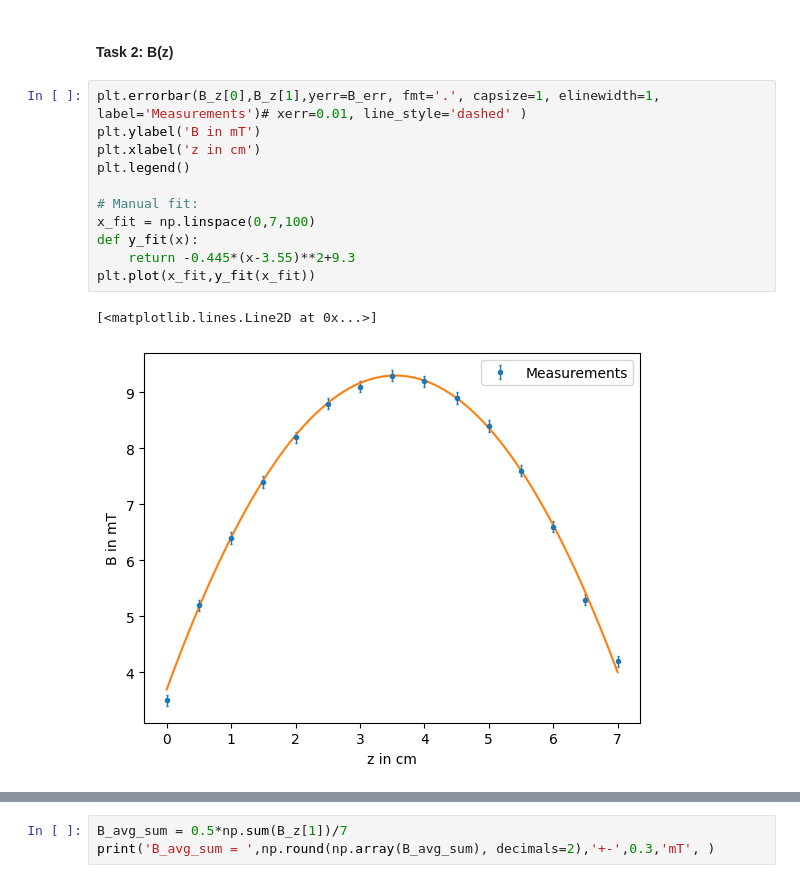
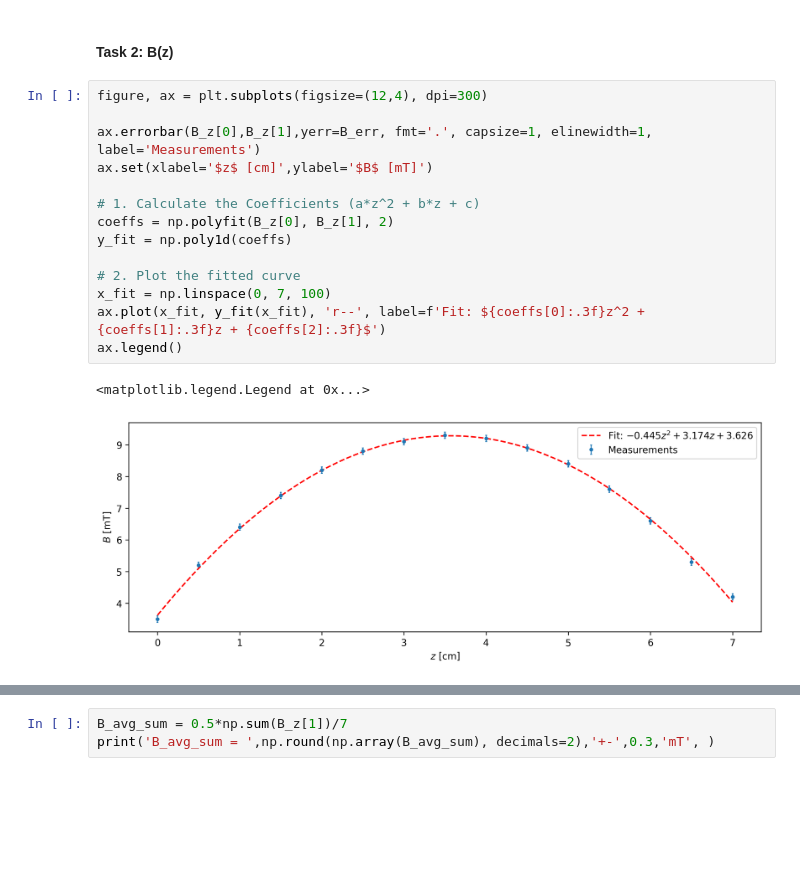
Before and after one commit to cembomembo/FP-Faraday, a Jupyter notebook: Evaluation/evaluation.ipynb, the cells around one changed output, grey strips where cells are left out. Cells and saved outputs as stored; diff of their text form; blank space fills up the shorter version.

```diff
--- a/Evaluation/evaluation.ipynb
+++ b/Evaluation/evaluation.ipynb
@@ -45,19 +20,22 @@ B_I = np.array([ # for z = 3.5 cm
 # %% [markdown]
 #### Task 2: B(z)
 # %%
-plt.errorbar(B_z[0],B_z[1],yerr=B_err, fmt='.', capsize=1, elinewidth=1, label='Measurements')# xerr=0.01, line_style='dashed' )
-plt.ylabel('B in mT')
-plt.xlabel('z in cm')
-plt.legend()
+figure, ax = plt.subplots(figsize=(12,4), dpi=300)
 
-# Manual fit:
-x_fit = np.linspace(0,7,100)
-def y_fit(x):
-    return -0.445*(x-3.55)**2+9.3
-plt.plot(x_fit,y_fit(x_fit))
+ax.errorbar(B_z[0],B_z[1],yerr=B_err, fmt='.', capsize=1, elinewidth=1, label='Measurements')
+ax.set(xlabel='$z$ [cm]',ylabel='$B$ [mT]')
+
+# 1. Calculate the Coefficients (a*z^2 + b*z + c)
+coeffs = np.polyfit(B_z[0], B_z[1], 2)
+y_fit = np.poly1d(coeffs)
+
+# 2. Plot the fitted curve
+x_fit = np.linspace(0, 7, 100)
+ax.plot(x_fit, y_fit(x_fit), 'r--', label=f'Fit: ${coeffs[0]:.3f}z^2 + {coeffs[1]:.3f}z + {coeffs[2]:.3f}$')
+ax.legend()
 # %% [output]
-[<matplotlib.lines.Line2D at 0x...>]
+<matplotlib.legend.Legend at 0x...>
-[figure, old version]
+[figure, new version]
 # %%
 import scipy.integrate as integrate
 
```
Also changed, not shown: parts of 6 cells of this notebook, 5 other files.
